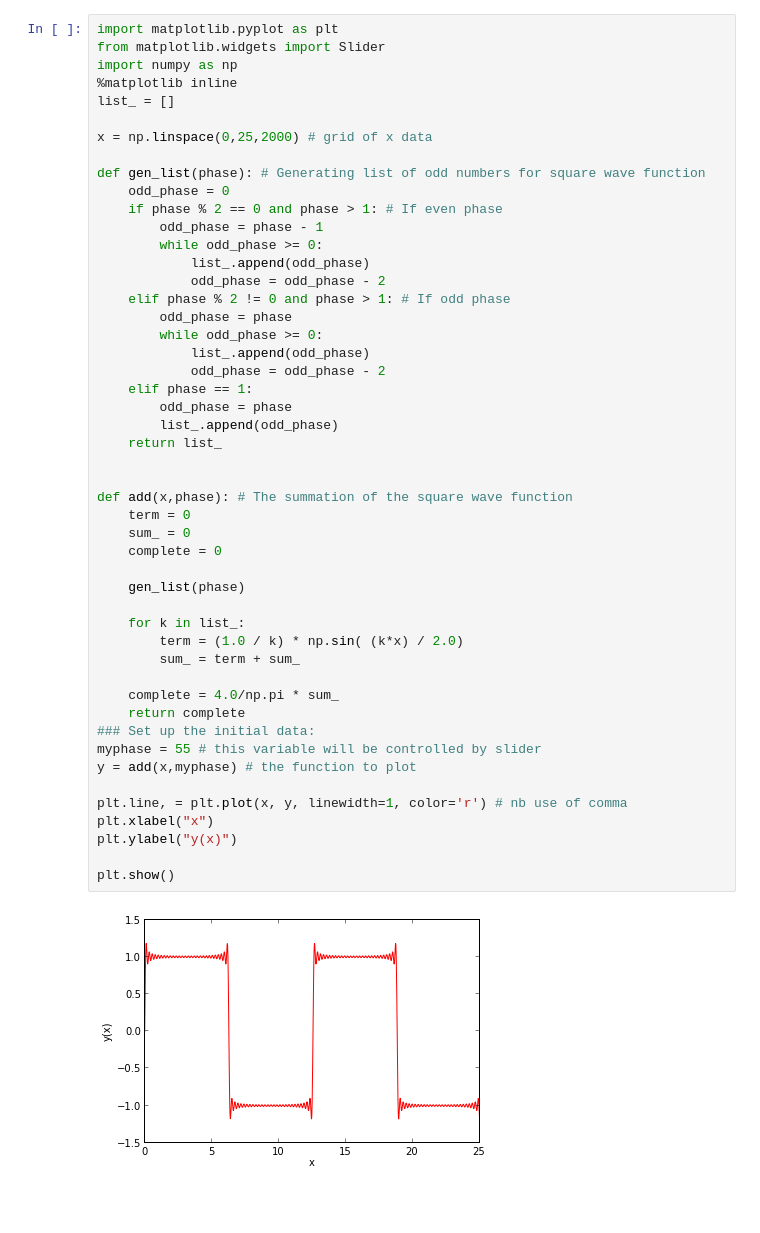
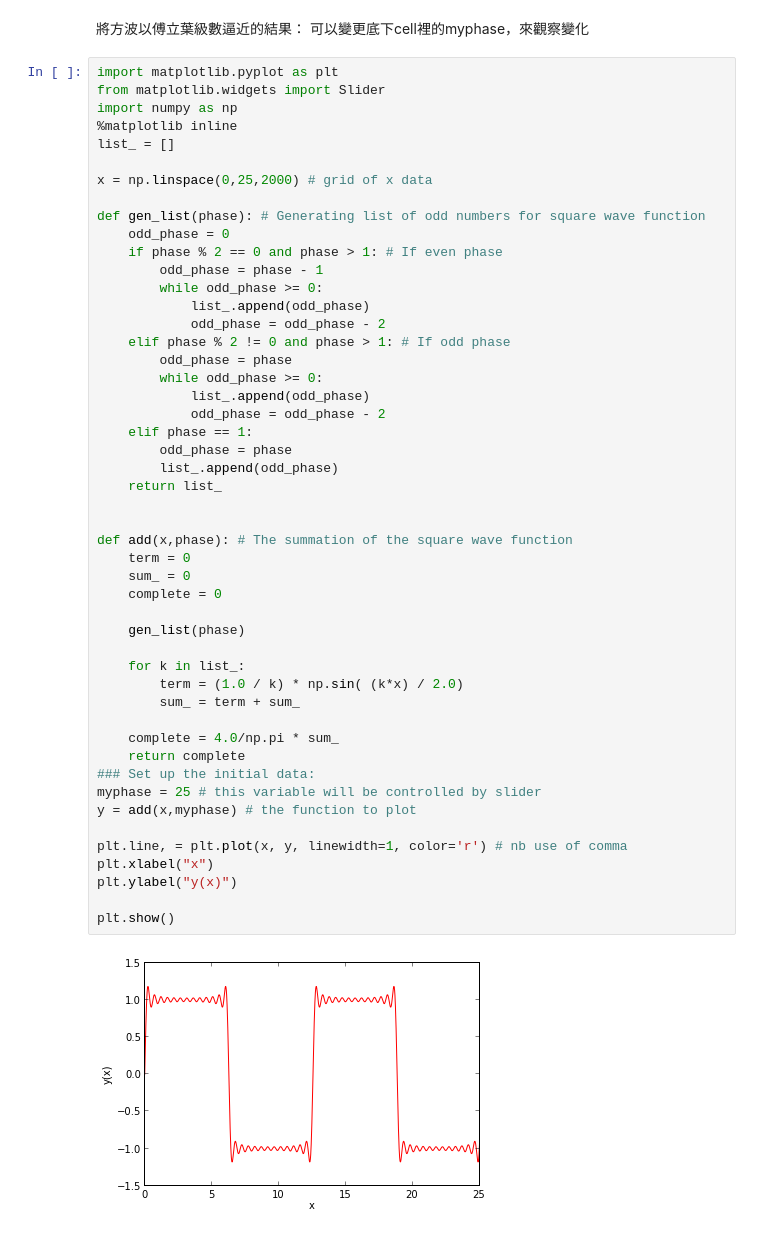
Before and after one commit to minhung/AppMathMethod, a Jupyter notebook: Fourier_Series.ipynb, the cells around one changed output. Drawn from its saved outputs; the diff is of its cells as text; blank space fills up the shorter version.

```diff
--- a/Fourier_Series.ipynb
+++ b/Fourier_Series.ipynb
@@ -1,3 +1,6 @@
+# %% [markdown]
+將方波以傅立葉級數逼近的結果：
+可以變更底下cell裡的myphase，來觀察變化
 # %%
 import matplotlib.pyplot as plt
 from matplotlib.widgets import Slider
@@ -20,32 +23,32 @@ def gen_list(phase): # Generating list of odd numbers for square wave function
             list_.append(odd_phase)
             odd_phase = odd_phase - 2
     elif phase == 1:
         odd_phase = phase
         list_.append(odd_phase)
     return list_
 
 
 def add(x,phase): # The summation of the square wave function
     term = 0
     sum_ = 0
     complete = 0
 
     gen_list(phase)
 
     for k in list_:
         term = (1.0 / k) * np.sin( (k*x) / 2.0)
         sum_ = term + sum_
 
     complete = 4.0/np.pi * sum_
     return complete
 ### Set up the initial data:
-myphase = 55 # this variable will be controlled by slider
+myphase = 25 # this variable will be controlled by slider
 y = add(x,myphase) # the function to plot
 
 plt.line, = plt.plot(x, y, linewidth=1, color='r') # nb use of comma
 plt.xlabel("x")
 plt.ylabel("y(x)")
 
 plt.show()
 # %% [output]
-[figure, old version]
+[figure, new version]
```
Also changed, not shown: 3 other files.
